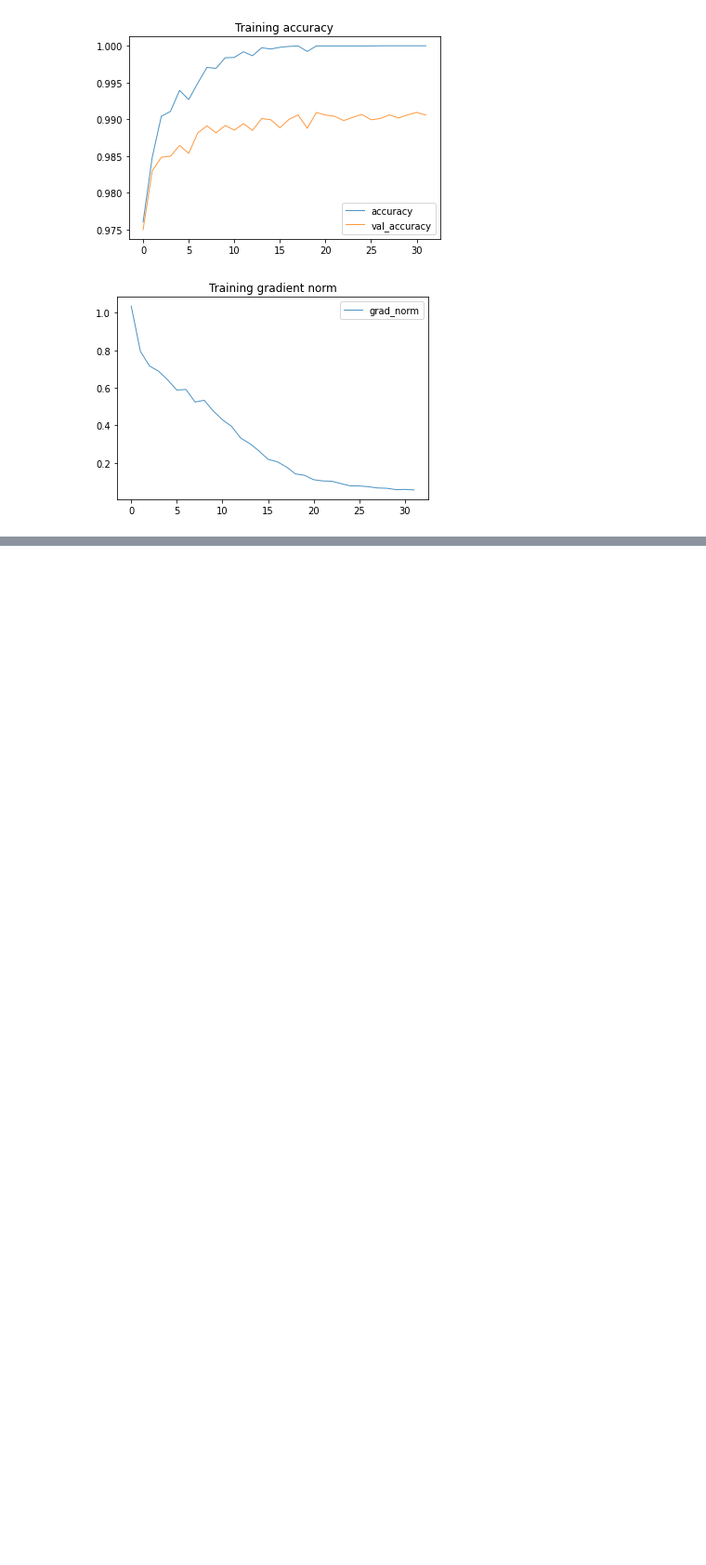
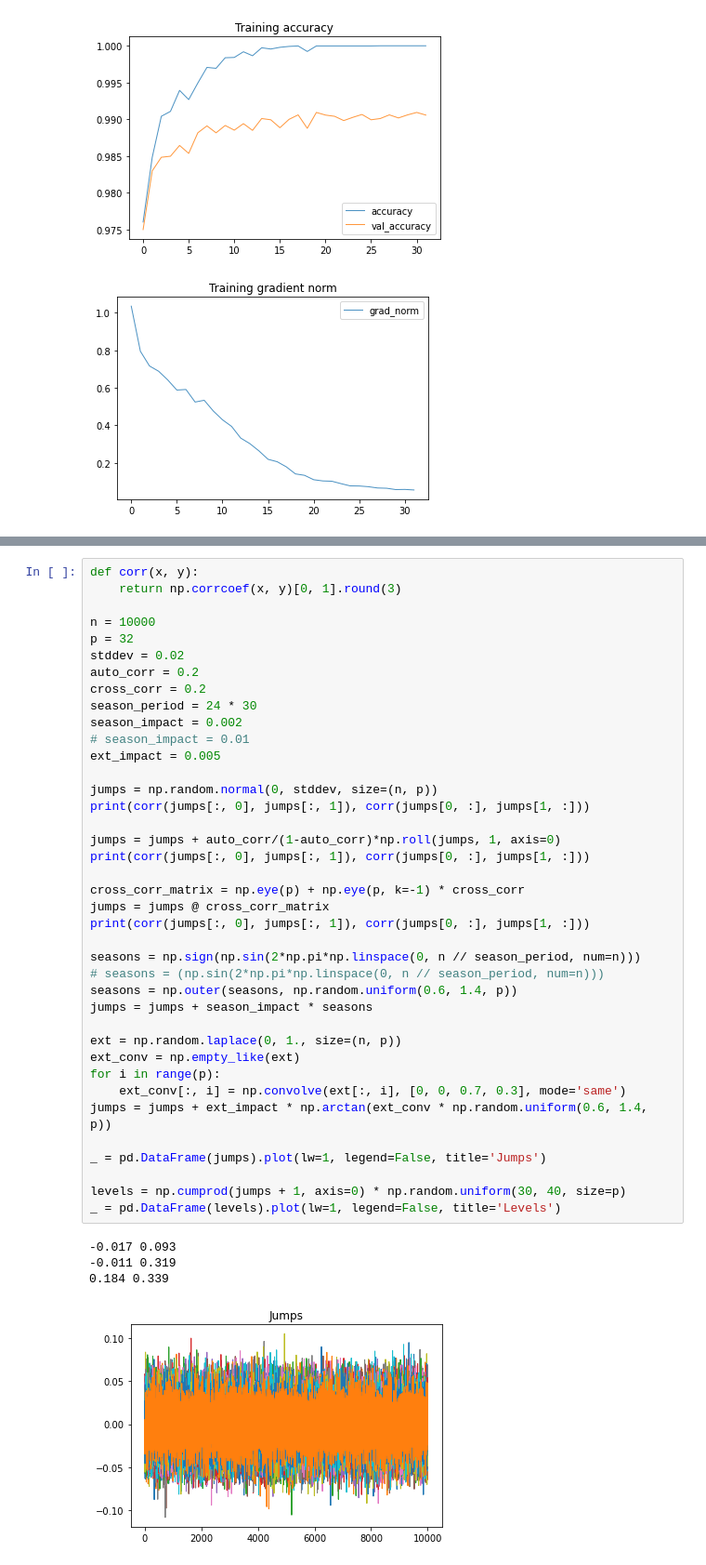
Before and after one commit to mysterious-ben/ds-examples, a Jupyter notebook: dl/cnn.ipynb, the cells around one changed output, grey strips where cells are left out. Shown at 93% size. Saved outputs shown, nothing was run; the diff lists cells and outputs as text; blank space fills up the shorter version.

```diff
--- a/dl/cnn.ipynb
+++ b/dl/cnn.ipynb
@@ -738,0 +744,44 @@ Wall time: 3min 28s
+# %%
+def corr(x, y):
+    return np.corrcoef(x, y)[0, 1].round(3)
+
+n = 10000
+p = 32
+stddev = 0.02
+auto_corr = 0.2
+cross_corr = 0.2
+season_period = 24 * 30
+season_impact = 0.002
+# season_impact = 0.01
+ext_impact = 0.005
+
+jumps = np.random.normal(0, stddev, size=(n, p))
+print(corr(jumps[:, 0], jumps[:, 1]), corr(jumps[0, :], jumps[1, :]))
+
+jumps = jumps + auto_corr/(1-auto_corr)*np.roll(jumps, 1, axis=0)
+print(corr(jumps[:, 0], jumps[:, 1]), corr(jumps[0, :], jumps[1, :]))
+
+cross_corr_matrix = np.eye(p) + np.eye(p, k=-1) * cross_corr
+jumps = jumps @ cross_corr_matrix
+print(corr(jumps[:, 0], jumps[:, 1]), corr(jumps[0, :], jumps[1, :]))
+
+seasons = np.sign(np.sin(2*np.pi*np.linspace(0, n // season_period, num=n)))
+# seasons = (np.sin(2*np.pi*np.linspace(0, n // season_period, num=n)))
+seasons = np.outer(seasons, np.random.uniform(0.6, 1.4, p))
+jumps = jumps + season_impact * seasons
+
+ext = np.random.laplace(0, 1., size=(n, p))
+ext_conv = np.empty_like(ext)
+for i in range(p):
+    ext_conv[:, i] = np.convolve(ext[:, i], [0, 0, 0.7, 0.3], mode='same')
+jumps = jumps + ext_impact * np.arctan(ext_conv * np.random.uniform(0.6, 1.4, p))
+
+_ = pd.DataFrame(jumps).plot(lw=1, legend=False, title='Jumps')
+
+levels = np.cumprod(jumps + 1, axis=0) * np.random.uniform(30, 40, size=p)
+_ = pd.DataFrame(levels).plot(lw=1, legend=False, title='Levels')
+# %% [output]
+-0.017 0.093
+-0.011 0.319
+0.184 0.339
+[figure, added]
```
Also changed, not shown: parts of 28 cells of this notebook.
